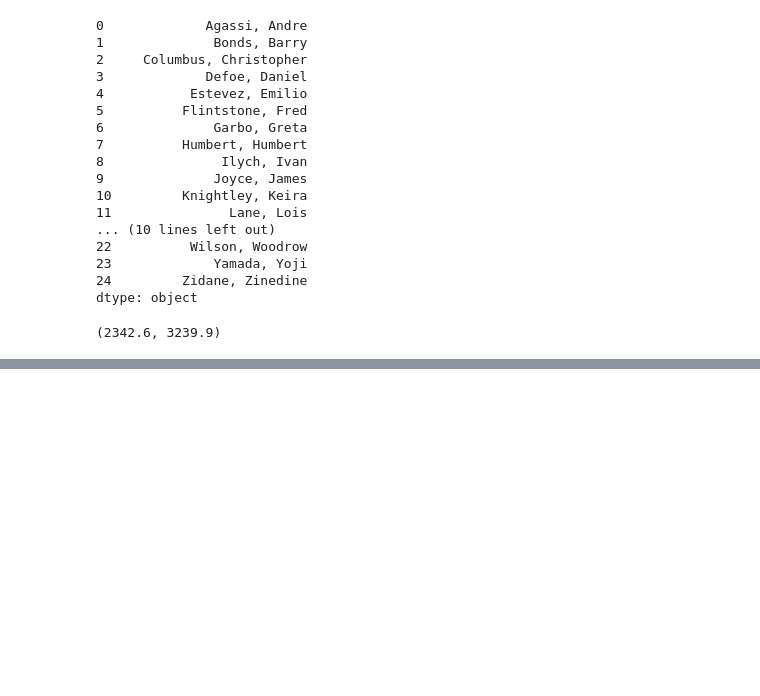
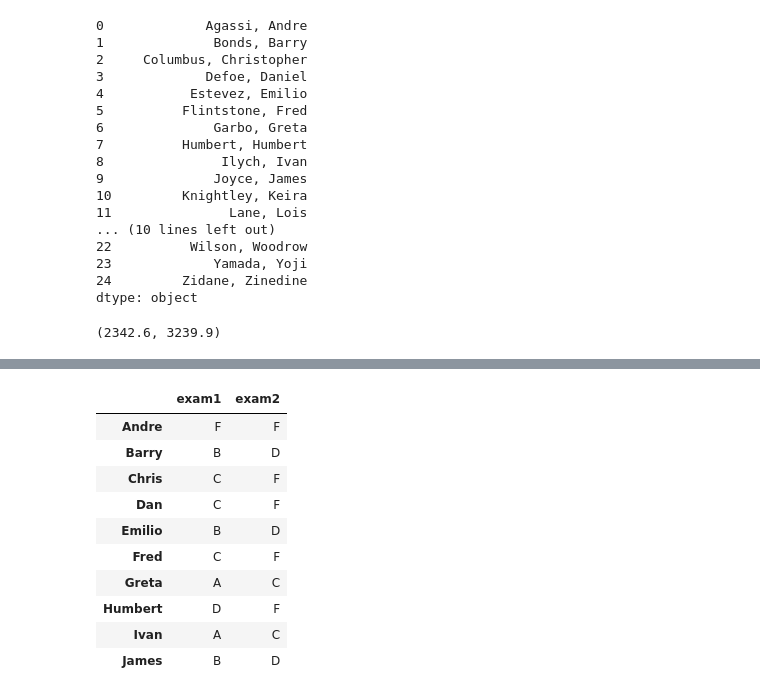
Before and after one commit to avynychenko/Python_studing, a Jupyter notebook: PANDAS Jupyter notebook.ipynb, the cells around one changed output, grey strips where cells are left out. Cells and saved outputs as stored; diff of their text form; code cells hidden in the pictures; blank space fills up the shorter version.

```diff
--- a/PANDAS Jupyter notebook.ipynb
+++ b/PANDAS Jupyter notebook.ipynb
@@ -113,0 +174,38 @@ mean_riders_for_max_station(ridership_df)
+# %%
+grades_df = pd.DataFrame(
+    data={'exam1': [43, 81, 78, 75, 89, 70, 91, 65, 98, 87],
+          'exam2': [24, 63, 56, 56, 67, 51, 79, 46, 72, 60]},
+    index=['Andre', 'Barry', 'Chris', 'Dan', 'Emilio',
+           'Fred', 'Greta', 'Humbert', 'Ivan', 'James']
+)
+# %%
+# Write a function to return data frame with converted marks of exam into letters.
+
+def converted(x):
+    if x >= 90 and x <= 100:
+        res = 'A'
+    elif x >= 80 and x <= 89:
+        res = 'B'
+    elif x >= 70 and x <= 79:
+        res = 'C'
+    elif x >= 60 and x <= 69:
+        res = 'D'
+    else:
+        res = 'F'
+    return(res)
+
+def convert_grades(grades):
+    return(grades.applymap(converted))
+convert_grades(grades_df)
+# %% [output]
+|  | exam1 | exam2 |
+| Andre | F | F |
+| Barry | B | D |
+| Chris | C | F |
+| Dan | C | F |
+| Emilio | B | D |
+| Fred | C | F |
+| Greta | A | C |
+| Humbert | D | F |
+| Ivan | A | C |
+| James | B | D |
```
Also changed, not shown: parts of 10 cells of this notebook.
